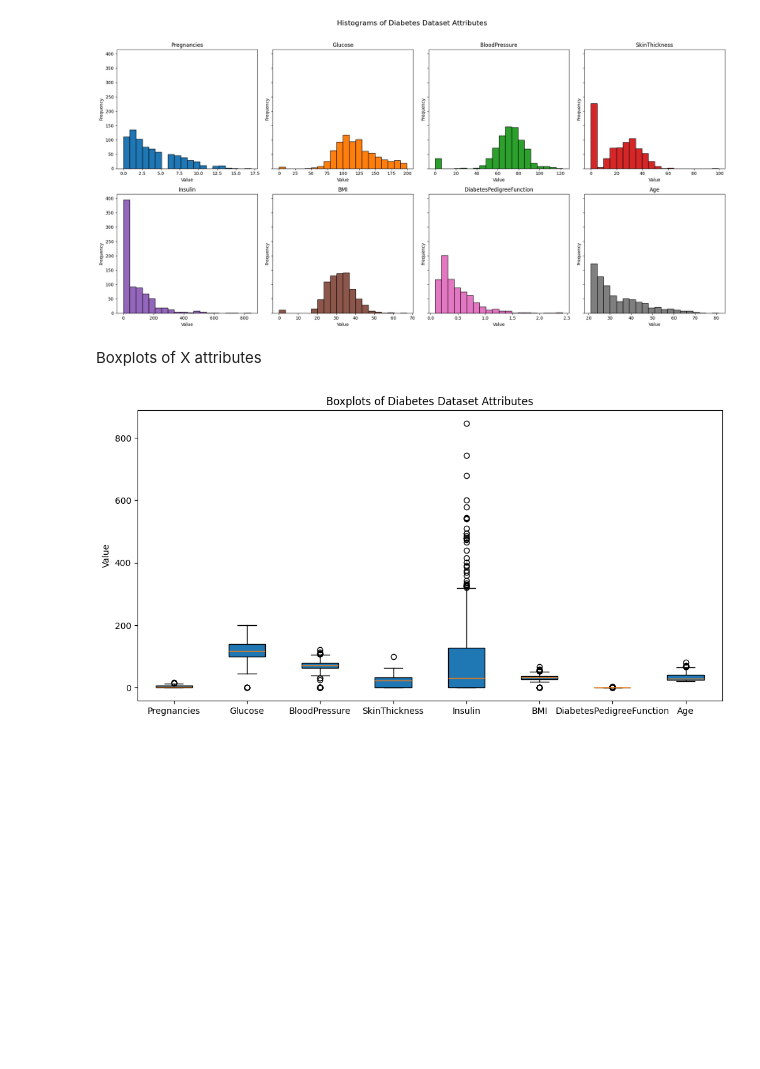
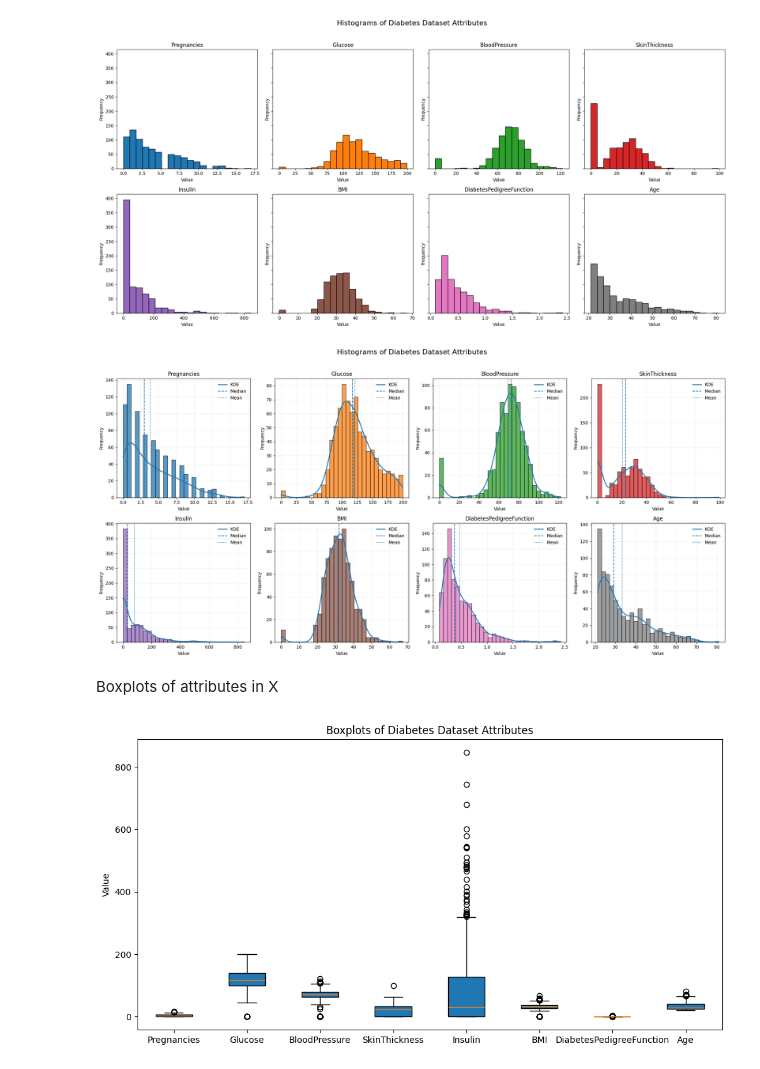
Before and after one commit to Illeo0/Diabetes-Dataset-Analysis, a Jupyter notebook: project.ipynb, the cells around one changed output. Drawn from its saved outputs; the diff is of its cells as text; code cells hidden in the pictures; blank space fills up the shorter version.

```diff
--- a/project.ipynb
+++ b/project.ipynb
@@ -109,8 +114,44 @@ plt.tight_layout(rect=[0, 0, 1, 0.96])  # leave space for suptitle
 plt.show()
 # %% [output]
 [figure]
+# %%
+cols = ["Pregnancies","Glucose","BloodPressure","SkinThickness",
+        "Insulin","BMI","DiabetesPedigreeFunction","Age"]
+
+fig, axs = plt.subplots(2, 4, figsize=(20, 10), sharey=False)
+fig.suptitle("Histograms of Diabetes Dataset Attributes", fontsize=16)
+axs = axs.flatten()
+
+for j, col in enumerate(cols):
+    s = X[col].dropna().values
+    ax = axs[j]
+
+    # histogram in COUNTS
+    counts, bins, _ = ax.hist(s, bins=30, edgecolor='black', color=f"C{j}", alpha=0.75)
+    bin_width = bins[1] - bins[0]
+    ax.set_title(col)
+    ax.set_xlabel("Value")
+    ax.set_ylabel("Frequency")
+    ax.grid(alpha=0.2)
+
+    # KDE scaled to counts so it overlays sensibly
+    if len(s) > 1 and np.ptp(s) > 0:
+        xs = np.linspace(s.min(), s.max(), 400)
+        kde = gaussian_kde(s)  # bandwidth 'scott' by default
+        ax.plot(xs, kde(xs) * len(s) * bin_width, linewidth=2)
+
+    # mean/median lines
+    m = np.mean(s); med = np.median(s)
+    ax.axvline(med, linestyle='--', linewidth=1.5)
+    ax.axvline(m, linestyle=':', linewidth=1.5)
+    ax.legend(["KDE", "Median", "Mean"], frameon=False)
+
+plt.tight_layout(rect=[0, 0, 1, 0.96])
+plt.show()
+# %% [output]
+[figure, added]
 # %% [markdown]
-Boxplots of X attributes
+Boxplots of attributes in X
 # %%
 fig = plt.figure(figsize=(12, 6))
 plt.title("Boxplots of Diabetes Dataset Attributes")
```
Also changed, not shown: parts of 25 cells of this notebook, 1 other file.
